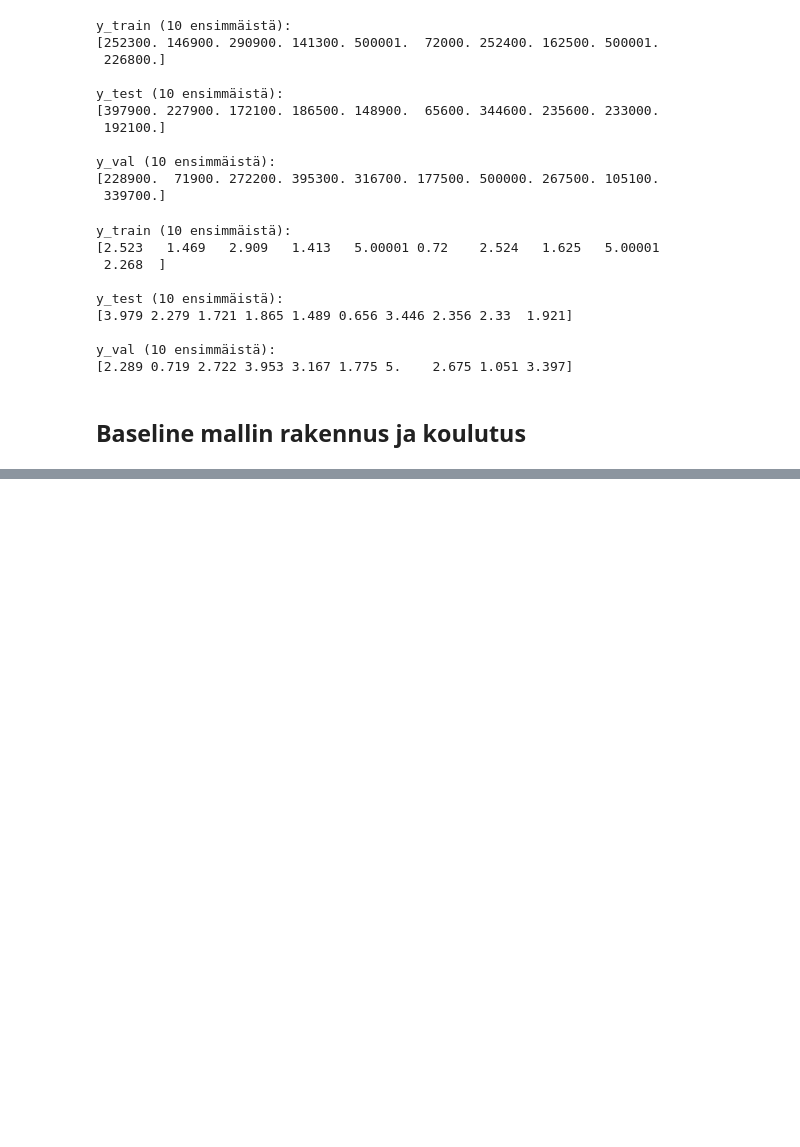
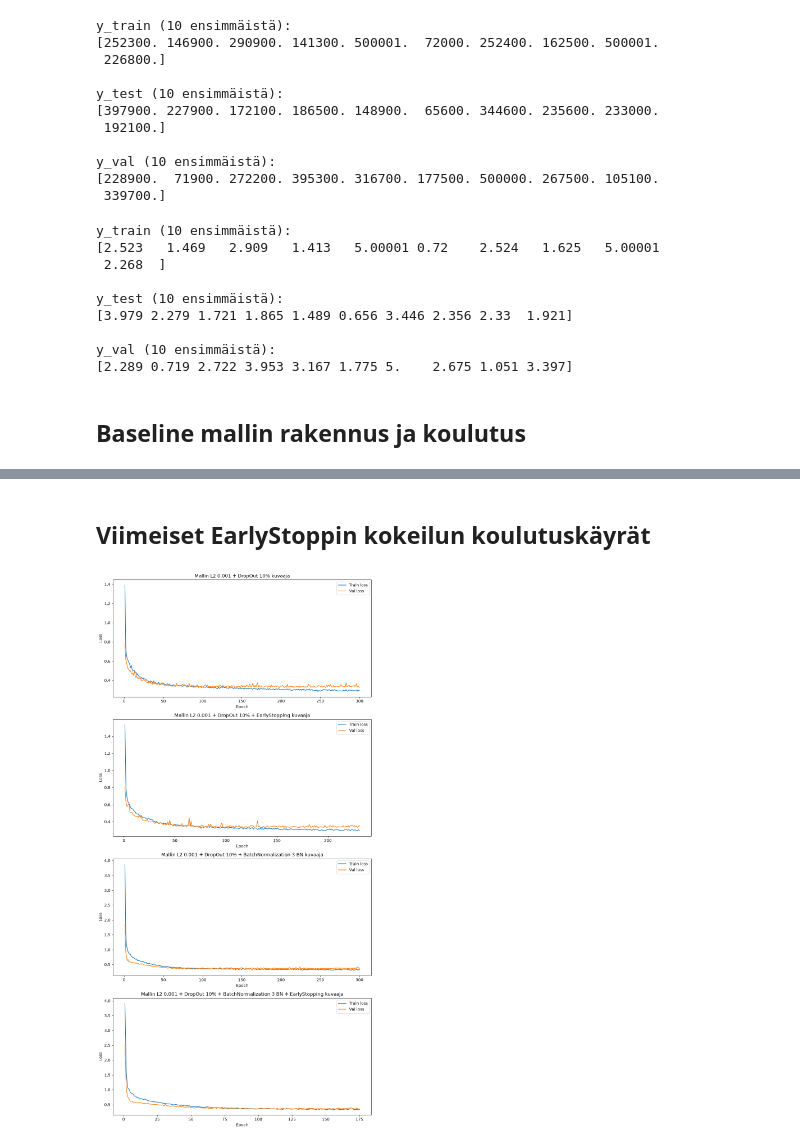
Before and after one commit to MustBeViable/neuroverkkokurssi, a Jupyter notebook: week2_FCN_Regression_Elias_Rinne.ipynb, the cells around one changed output, grey strips where cells are left out. Cells and saved outputs as stored; diff of their text form; code cells hidden in the pictures; blank space fills up the shorter version.

```diff
--- a/week2_FCN_Regression_Elias_Rinne.ipynb
+++ b/week2_FCN_Regression_Elias_Rinne.ipynb
@@ -152,0 +420,29 @@ KeyboardInterrupt:
+# %% [markdown]
+## Viimeiset EarlyStoppin kokeilun koulutuskäyrät
+# %%
+models = [
+    ("L2 0.001 + DropOut 10%", "L2 0.001 + DropOut 10% + EarlyStopping"),
+    ("L2 0.001 + DropOut 10% + BatchNormalization 3 BN", "L2 0.001 + DropOut 10% + BatchNormalization 3 BN + EarlyStopping")
+]
+
+fig, axes = plt.subplots(4, 1, figsize=(10, 20))
+
+for i, (model, model_ES) in enumerate(models):
+    for j, name in enumerate([model, model_ES]):
+        history = histories[name]
+        epochs = range(1, len(history.history['loss']) + 1)
+
+        ax = axes[i * 2 + j]
+
+        ax.plot(epochs, history.history['loss'], label='Train loss')
+        ax.plot(epochs, history.history['val_loss'], label='Val loss')
+
+        ax.legend()
+        ax.set_title(f"Mallin {name} kuvaaja")
+        ax.set_xlabel('Epoch')
+        ax.set_ylabel('Loss')
+
+plt.tight_layout()
+plt.show()
+# %% [output]
+[figure, added]
```
Also changed, not shown: parts of 24 cells of this notebook.
